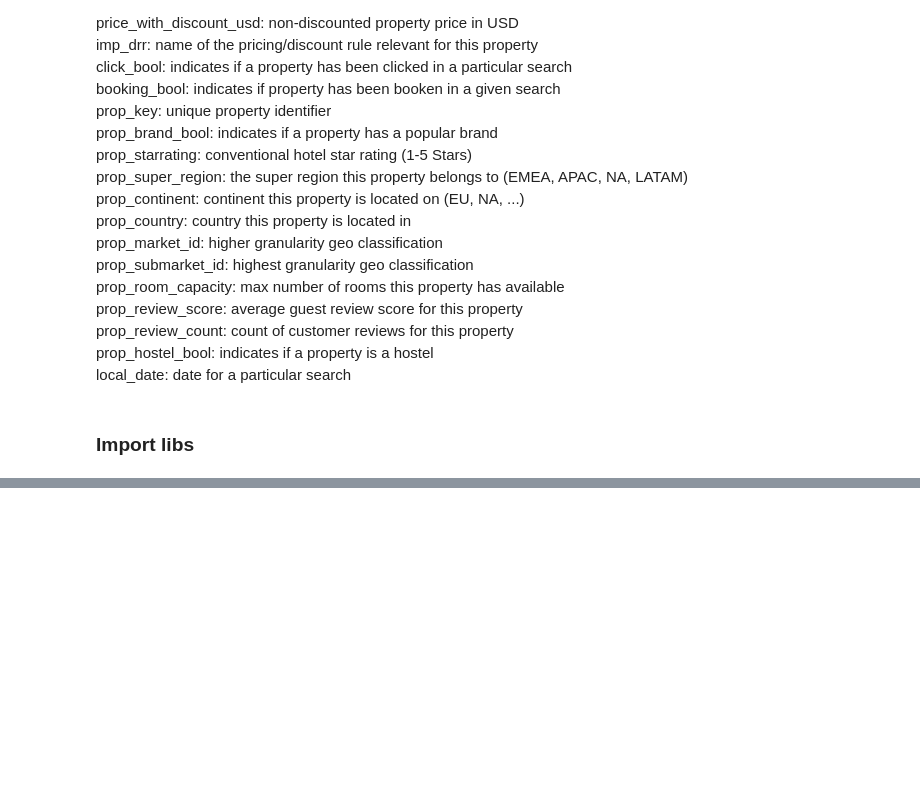
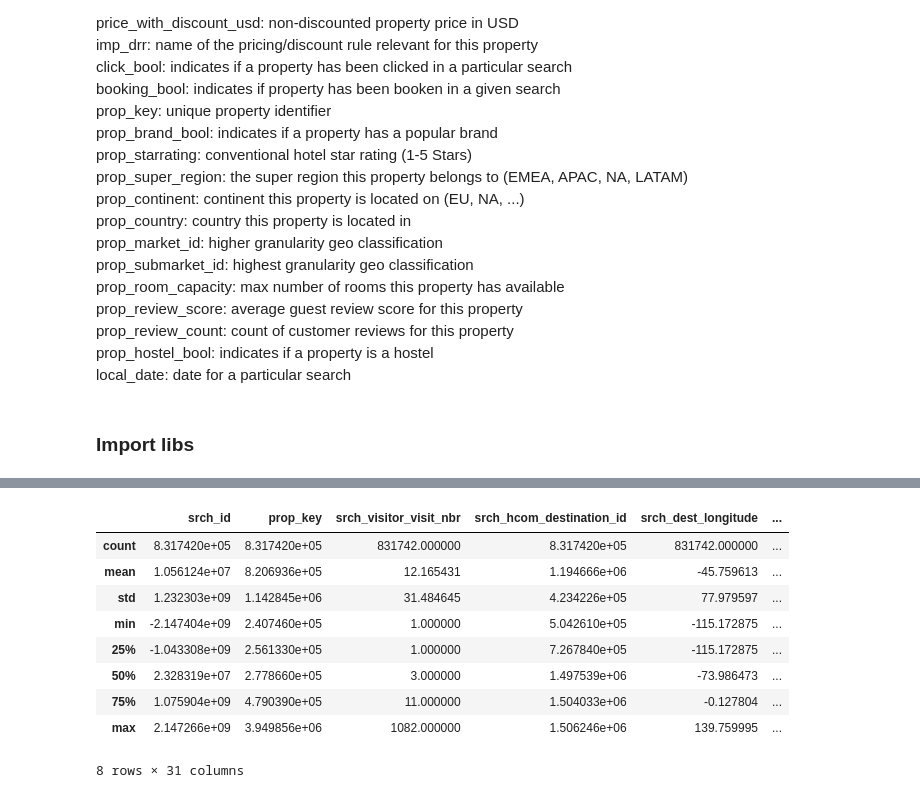
Before and after one commit to achilleasatha/expedia_sortranking, a Jupyter notebook: sortranking.ipynb, the cells around one changed output, grey strips where cells are left out. Saved outputs shown, nothing was run; the diff lists cells and outputs as text; code cells hidden in the pictures; blank space fills up the shorter version.

Commit message:
Refactoring methods and project structure

```diff
--- a/sortranking.ipynb
+++ b/sortranking.ipynb
@@ -69,0 +84,3 @@ import
+# %%
+test_data = pd.read_csv(r'C:\Users\afragkoulis\PyCharmProjects\sortranking\data\test.csv')
+train_data = pd.read_csv(r'C:\Users\afragkoulis\PyCharmProjects\sortranking\data\train.csv')
@@ -69,0 +144,13 @@ import
+# %%
+train_data.describe()
+# %% [output]
+|  | srch_id | prop_key | srch_visitor_visit_nbr | srch_hcom_destination_id | srch_dest_longitude | ... |
+| count | 8.317420e+05 | 8.317420e+05 | 831742.000000 | 8.317420e+05 | 831742.000000 | ... |
+| mean | 1.056124e+07 | 8.206936e+05 | 12.165431 | 1.194666e+06 | -45.759613 | ... |
+| std | 1.232303e+09 | 1.142845e+06 | 31.484645 | 4.234226e+05 | 77.979597 | ... |
+| min | -2.147404e+09 | 2.407460e+05 | 1.000000 | 5.042610e+05 | -115.172875 | ... |
+| 25% | -1.043308e+09 | 2.561330e+05 | 1.000000 | 7.267840e+05 | -115.172875 | ... |
+| 50% | 2.328319e+07 | 2.778660e+05 | 3.000000 | 1.497539e+06 | -73.986473 | ... |
+| 75% | 1.075904e+09 | 4.790390e+05 | 11.000000 | 1.504033e+06 | -0.127804 | ... |
+| max | 2.147266e+09 | 3.949856e+06 | 1082.000000 | 1.506246e+06 | 139.759995 | ... |
+8 rows × 31 columns
```
Also changed, not shown: parts of 15 cells of this notebook, 8 other files.
